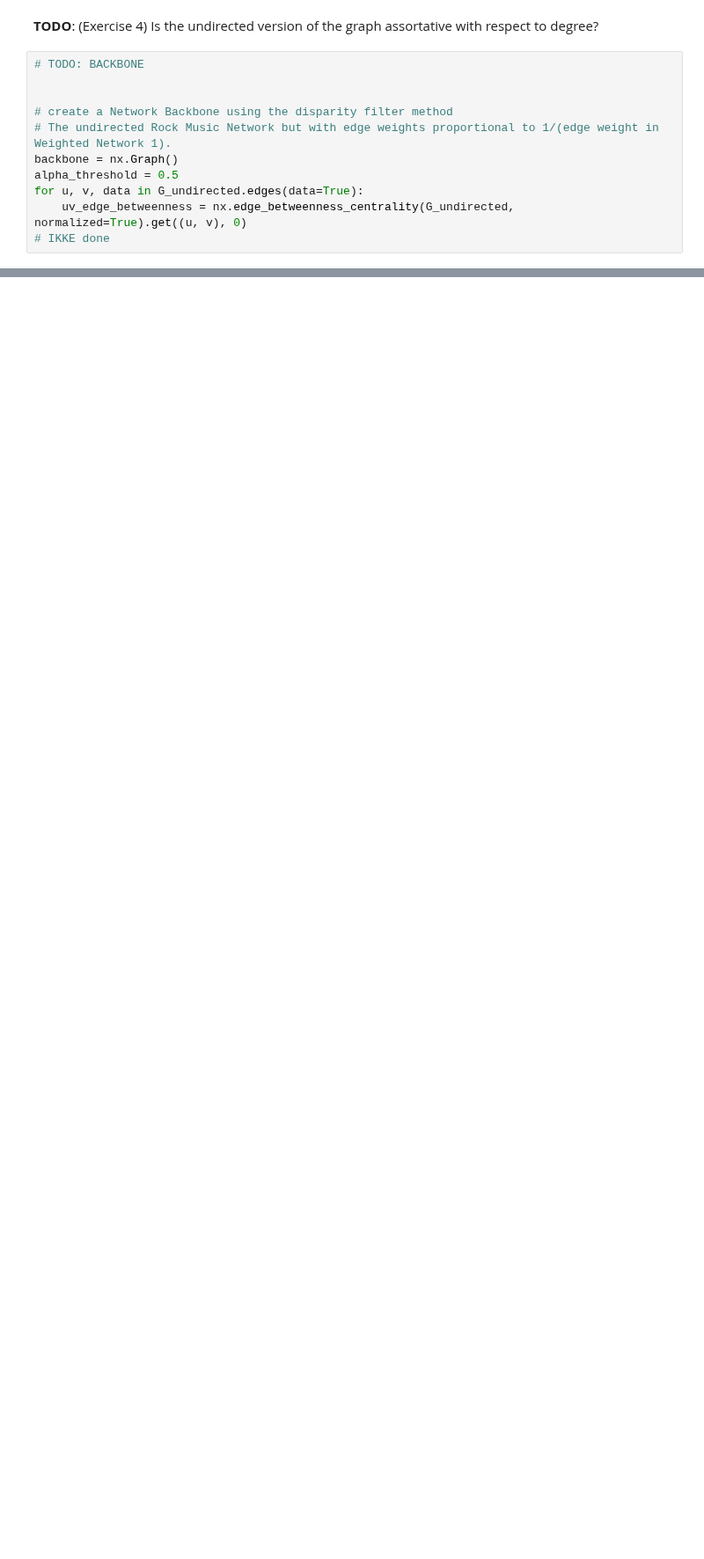
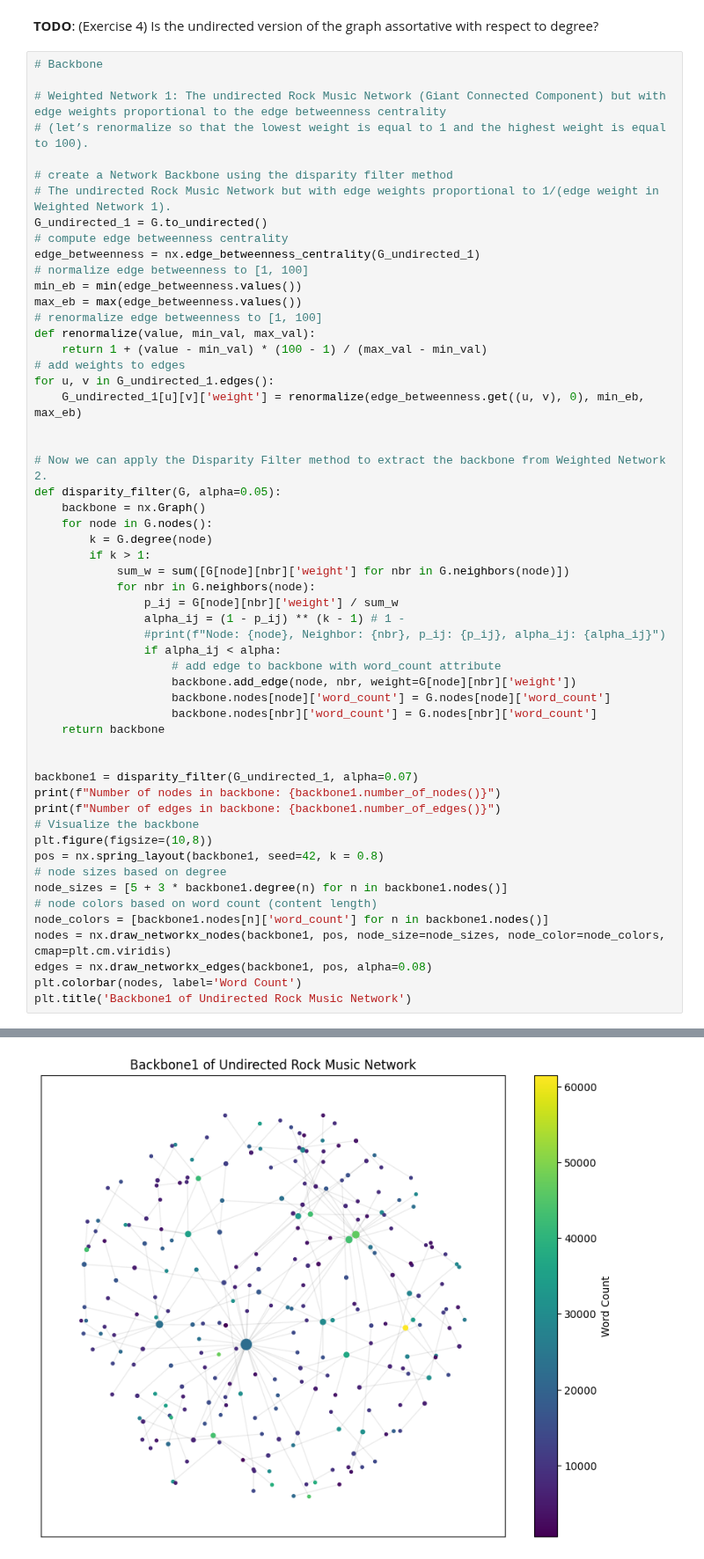
Before and after one commit to noanorgaard/SocialGraphs, a Jupyter notebook: Assignment2/Part1.ipynb, the cells around one changed output, grey strips where cells are left out. Shown at 88% size. Saved outputs shown, nothing was run; the diff lists cells and outputs as text; blank space fills up the shorter version.

```diff
--- a/Assignment2/Part1.ipynb
+++ b/Assignment2/Part1.ipynb
@@ -259,14 +316,58 @@ The normalized values (0.30 for degree, 0.04 for betweenness) suggest moderate c
 
 **TODO**: (Exercise 4) Is the undirected version of the graph assortative with respect to degree?
 # %%
-# TODO: BACKBONE
+# Backbone
 
+# Weighted Network 1: The undirected Rock Music Network (Giant Connected Component) but with edge weights proportional to the edge betweenness centrality
+# (let’s renormalize so that the lowest weight is equal to 1 and the highest weight is equal to 100).
 
 # create a Network Backbone using the disparity filter method
 # The undirected Rock Music Network but with edge weights proportional to 1/(edge weight in Weighted Network 1).
-backbone = nx.Graph()
-alpha_threshold = 0.5
-for u, v, data in G_undirected.edges(data=True):
-    uv_edge_betweenness = nx.edge_betweenness_centrality(G_undirected, normalized=True).get((u, v), 0)
-# IKKE done
+G_undirected_1 = G.to_undirected()
+# compute edge betweenness centrality
+edge_betweenness = nx.edge_betweenness_centrality(G_undirected_1)
+# normalize edge betweenness to [1, 100]
+min_eb = min(edge_betweenness.values())
+max_eb = max(edge_betweenness.values())
+# renormalize edge betweenness to [1, 100]
+def renormalize(value, min_val, max_val):
+    return 1 + (value - min_val) * (100 - 1) / (max_val - min_val)
+# add weights to edges
+for u, v in G_undirected_1.edges():
+    G_undirected_1[u][v]['weight'] = renormalize(edge_betweenness.get((u, v), 0), min_eb, max_eb)
+
+
+# Now we can apply the Disparity Filter method to extract the backbone from Weighted Network 2.
+def disparity_filter(G, alpha=0.05):
+    backbone = nx.Graph()
+    for node in G.nodes():
+        k = G.degree(node)
+        if k > 1:
+            sum_w = sum([G[node][nbr]['weight'] for nbr in G.neighbors(node)])
+            for nbr in G.neighbors(node):
+                p_ij = G[node][nbr]['weight'] / sum_w
+                alpha_ij = (1 - p_ij) ** (k - 1) # 1 -
+                #print(f"Node: {node}, Neighbor: {nbr}, p_ij: {p_ij}, alpha_ij: {alpha_ij}")
+                if alpha_ij < alpha:
+                    # add edge to backbone with word_count attribute
+                    backbone.add_edge(node, nbr, weight=G[node][nbr]['weight'])
+                    backbone.nodes[node]['word_count'] = G.nodes[node]['word_count']
+                    backbone.nodes[nbr]['word_count'] = G.nodes[nbr]['word_count']
+    return backbone
+
+
+backbone1 = disparity_filter(G_undirected_1, alpha=0.07)
+print(f"Number of nodes in backbone: {backbone1.number_of_nodes()}")
+print(f"Number of edges in backbone: {backbone1.number_of_edges()}")
+# Visualize the backbone
+plt.figure(figsize=(10,8))
+pos = nx.spring_layout(backbone1, seed=42, k = 0.8)
+# node sizes based on degree
+node_sizes = [5 + 3 * backbone1.degree(n) for n in backbone1.nodes()]
+# node colors based on word count (content length)
+node_colors = [backbone1.nodes[n]['word_count'] for n in backbone1.nodes()]
+nodes = nx.draw_networkx_nodes(backbone1, pos, node_size=node_sizes, node_color=node_colors, cmap=plt.cm.viridis)
+edges = nx.draw_networkx_edges(backbone1, pos, alpha=0.08)
+plt.colorbar(nodes, label='Word Count')
+plt.title('Backbone1 of Undirected Rock Music Network')
 # %% [output]
@@ -273,0 +377 @@ KeyboardInterrupt:
+[figure, added]
```
Also changed, not shown: parts of 7 cells of this notebook.
